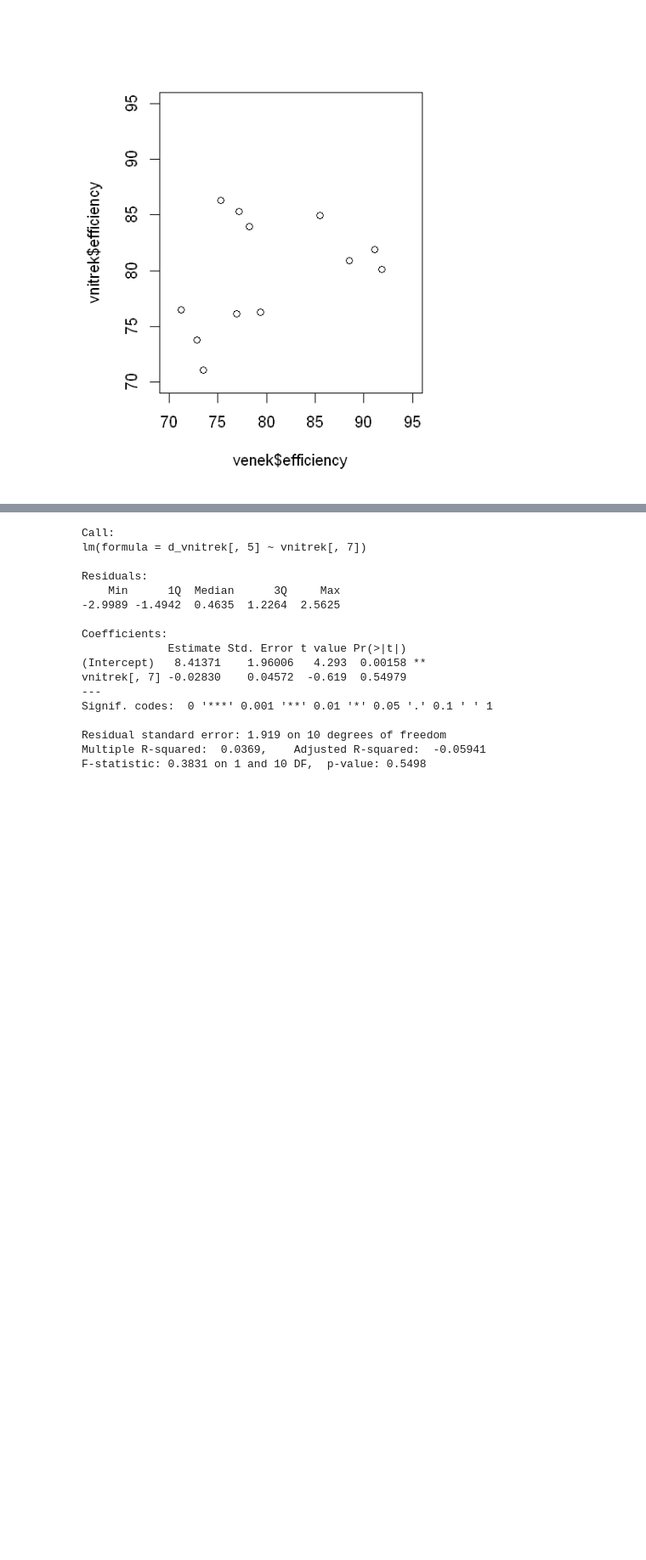
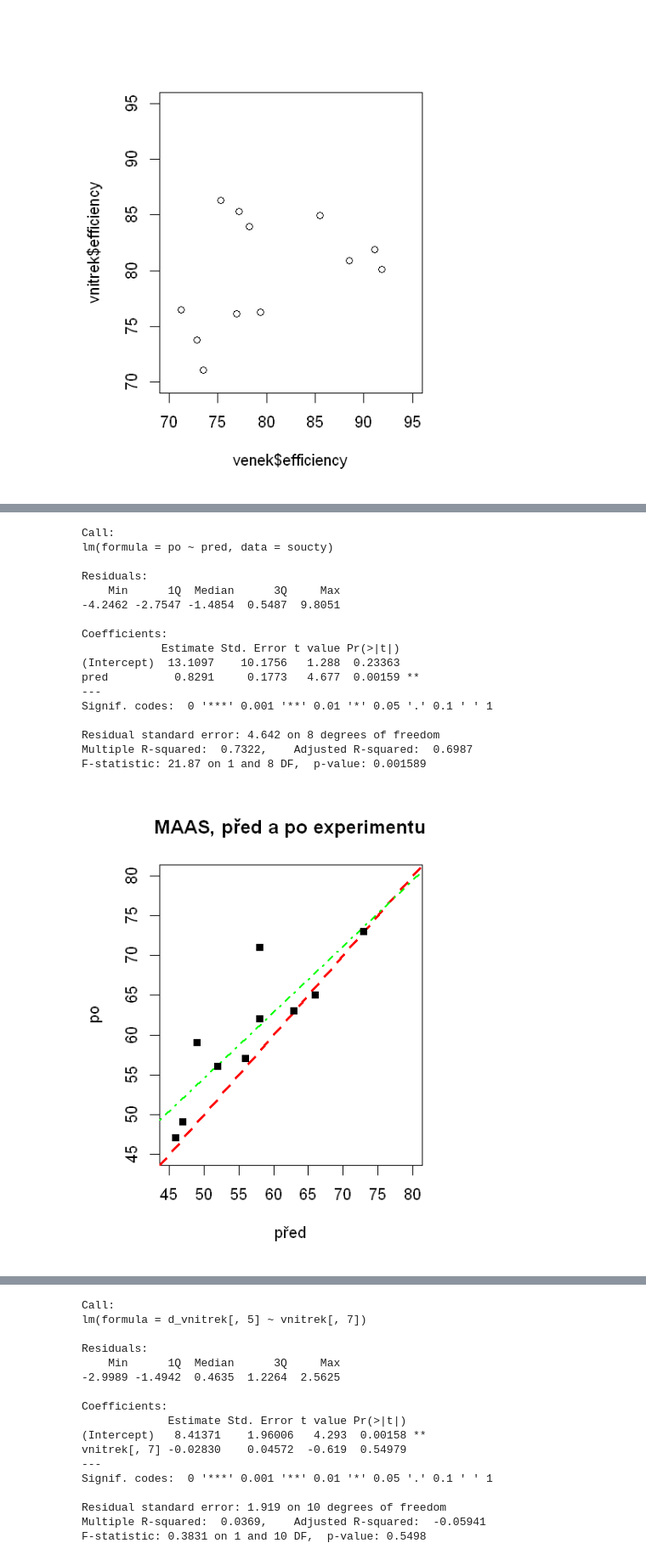
Before and after one commit to magicbeans817/projekt_spani, a Jupyter notebook: script.ipynb, the cells around one changed output, grey strips where cells are left out. Shown at 85% size. Saved outputs shown, nothing was run; the diff lists cells and outputs as text; code cells hidden in the pictures; blank space fills up the shorter version.

```diff
--- a/script.ipynb
+++ b/script.ipynb
@@ -130,0 +184,29 @@ NULL
+# %%
+soucty <- data.frame(read_excel("soucty_pred_po.xlsx")) #nacitam data
+
+model_soucty <- lm(po ~ pred, data = soucty)
+summary(model_soucty)
+plot(soucty, type = "n", xlab = "před", ylab = "po", xlim = c(45,80), ylim = c(45,80))
+abline(a = 0, b = 1, col = "red", lty = 2, lwd = 3)
+abline(a = model_soucty$coefficients[1], b = model_soucty$coefficients[2], lty = 4, lwd = 2, col = "green")
+points(soucty$pred, soucty$po, pch = 15)
+title("MAAS, před a po experimentu")
+# %% [output]
+Call:
+lm(formula = po ~ pred, data = soucty)
+
+Residuals:
+    Min      1Q  Median      3Q     Max
+-4.2462 -2.7547 -1.4854  0.5487  9.8051
+
+Coefficients:
+            Estimate Std. Error t value Pr(>|t|)
+(Intercept)  13.1097    10.1756   1.288  0.23363
+pred          0.8291     0.1773   4.677  0.00159 **
+---
+Signif. codes:  0 '***' 0.001 '**' 0.01 '*' 0.05 '.' 0.1 ' ' 1
+
+Residual standard error: 4.642 on 8 degrees of freedom
+Multiple R-squared:  0.7322,    Adjusted R-squared:  0.6987
+F-statistic: 21.87 on 1 and 8 DF,  p-value: 0.001589
+[figure, added]
```
Also changed, not shown: parts of 5 cells of this notebook.
